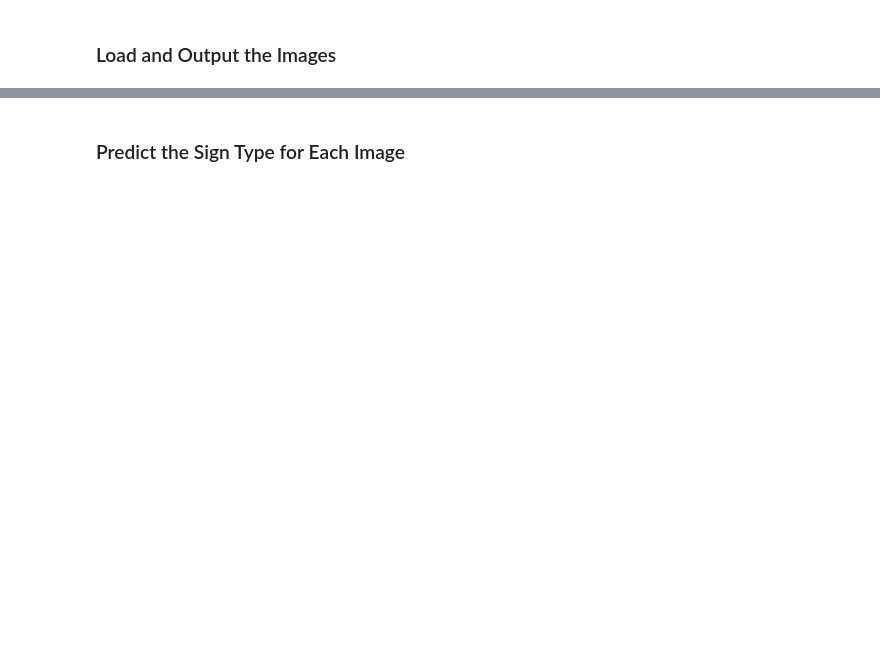
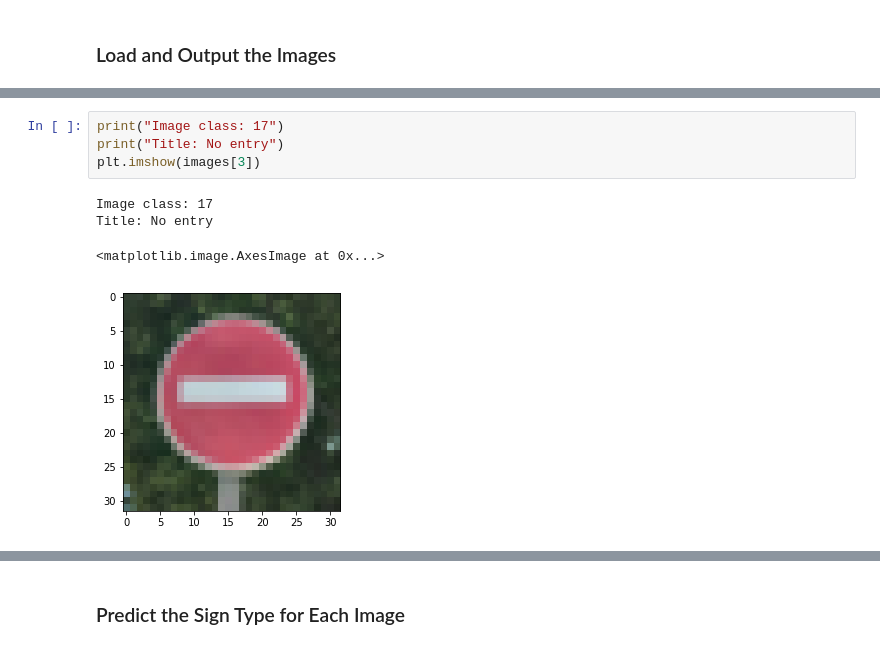
Before and after one commit to mikebarile/Traffic-Signs, a Jupyter notebook: Traffic_Sign_Classifier.ipynb, the cells around one changed output, grey strips where cells are left out. Saved outputs shown, nothing was run; the diff lists cells and outputs as text; blank space fills up the shorter version.

```diff
--- a/Traffic_Sign_Classifier.ipynb
+++ b/Traffic_Sign_Classifier.ipynb
@@ -138,0 +303,9 @@ You may find `signnames.csv` useful as it contains mappings from the class id (i
+# %%
+print("Image class: 17")
+print("Title: No entry")
+plt.imshow(images[3])
+# %% [output]
+Image class: 17
+Title: No entry
+<matplotlib.image.AxesImage at 0x...>
+[figure, added]
```
Also changed, not shown: parts of 40 cells of this notebook, 15 other files.
